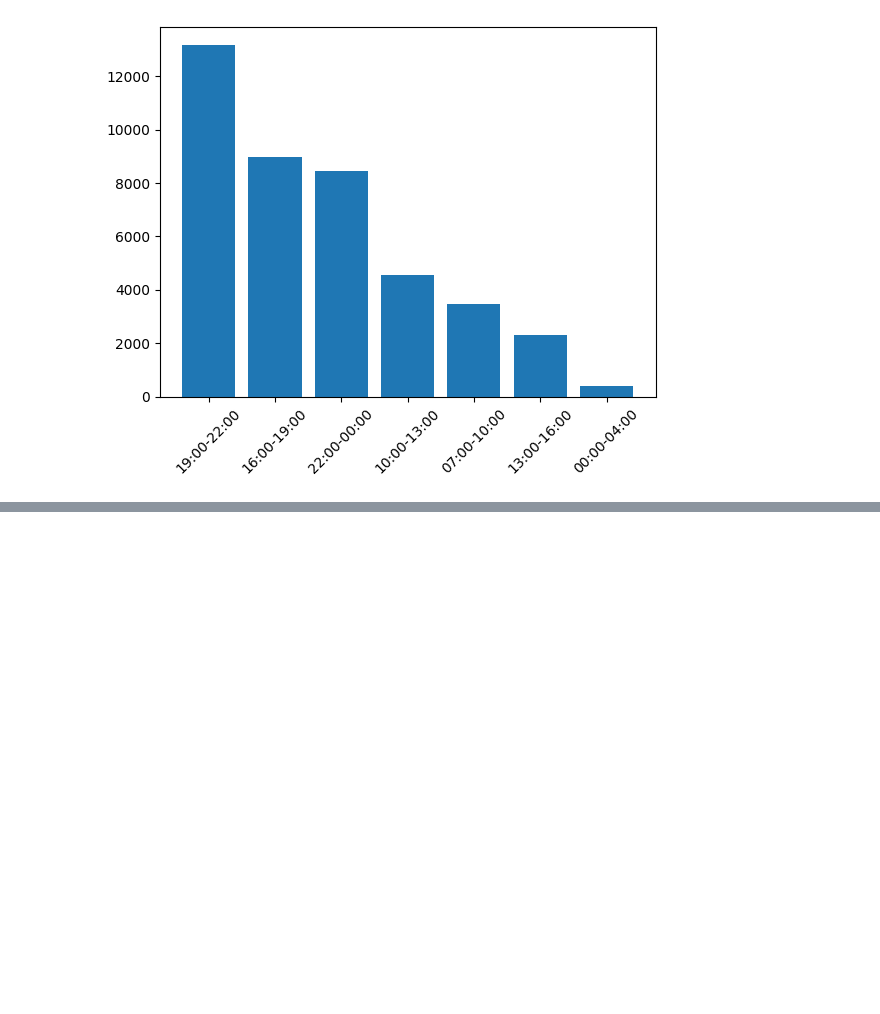
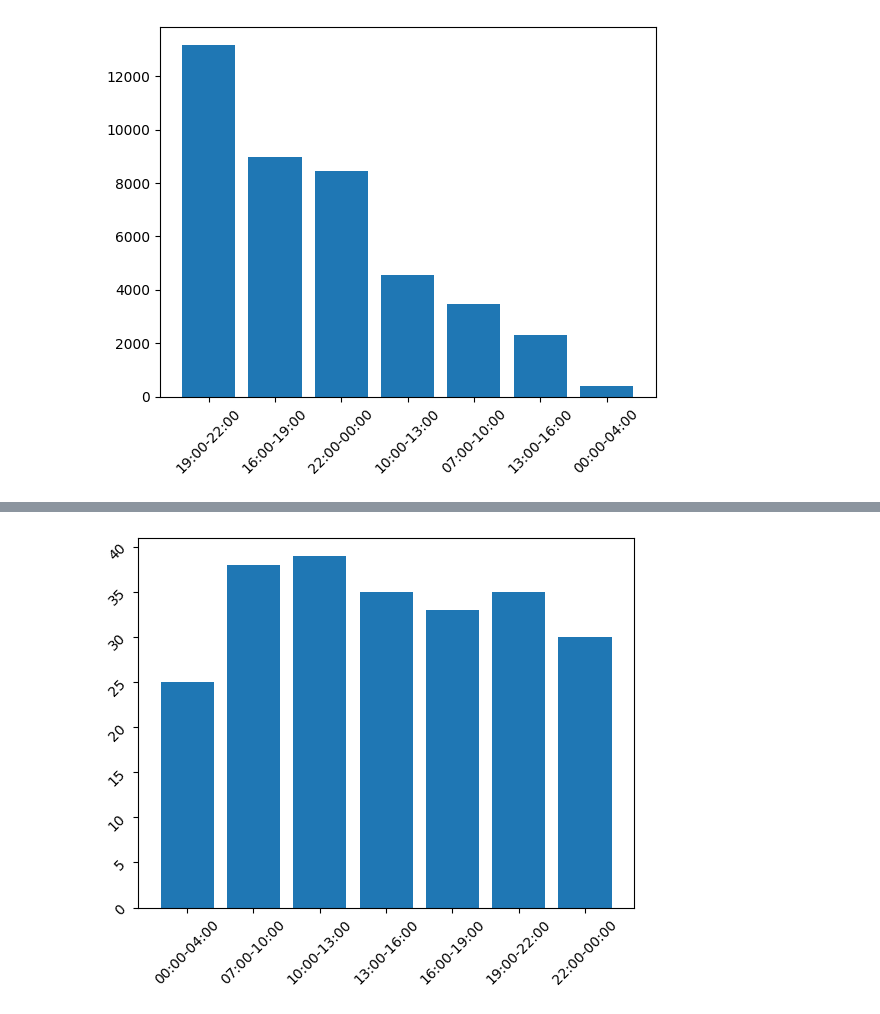
Before and after one commit to Esmaeil-Mashhadi/streamlit_dataVisualization, a Jupyter notebook: dataCleaning.ipynb, the cells around one changed output, grey strips where cells are left out. Saved outputs shown, nothing was run; the diff lists cells and outputs as text; code cells hidden in the pictures; blank space fills up the shorter version.

```diff
--- a/dataCleaning.ipynb
+++ b/dataCleaning.ipynb
@@ -185,0 +238,11 @@ plt.xticks(rotation=45);
+# %%
+fr_age_df = pd.DataFrame(age_df.groupby('time_periods')['Delivery_person_Age'].agg(lambda x:x.mode()[0])).reset_index()
+### checking most frequent deliver parson age and a period of time
+time_order = ['07:00-10:00', '10:00-13:00', '13:00-16:00', '16:00-19:00', '19:00-22:00', '22:00-00:00', '00:00-04:00']
+
+fr_age_df['time_periods'] = pd.Categorical(fr_age_df['time_periods'], categories=time_order , ordered=True)
+fig , axes = plt.subplots()
+axes.bar(fr_age_df['time_periods'] , fr_age_df['Delivery_person_Age'])
+axes.tick_params(rotation=45)
+# %% [output]
+[figure, added]
```
Also changed, not shown: parts of 8 cells of this notebook, 3 other files.
